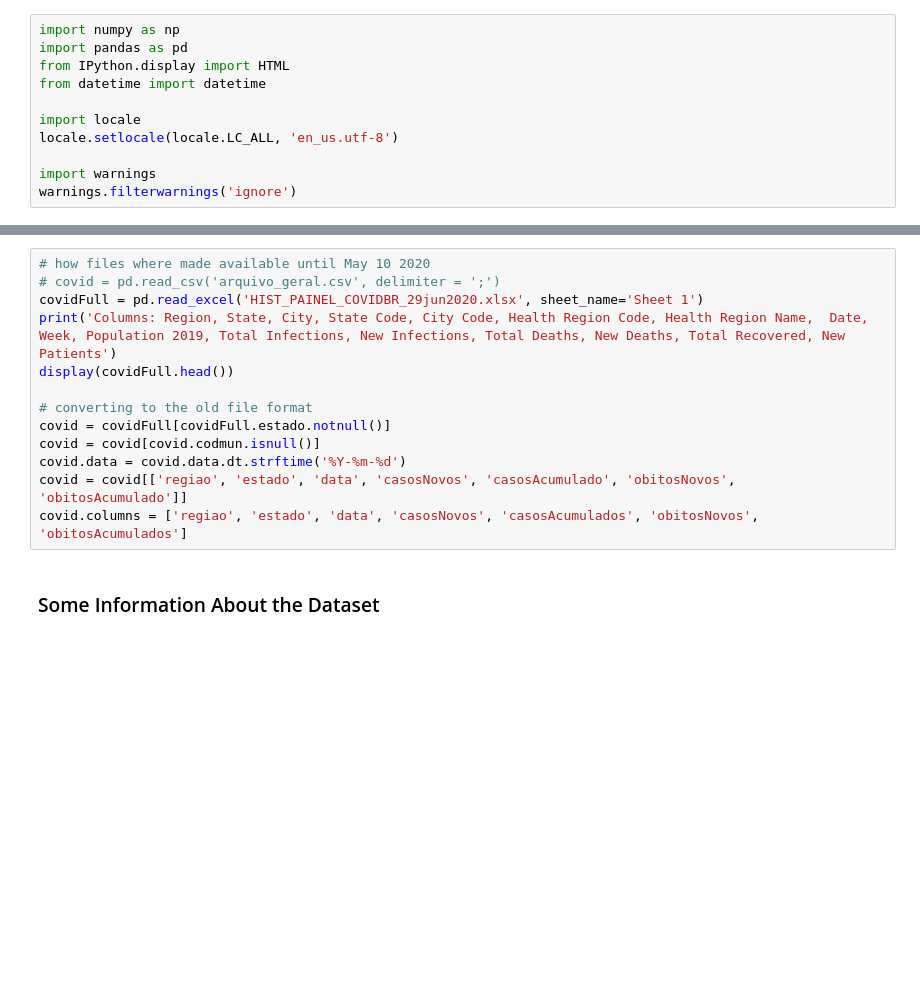
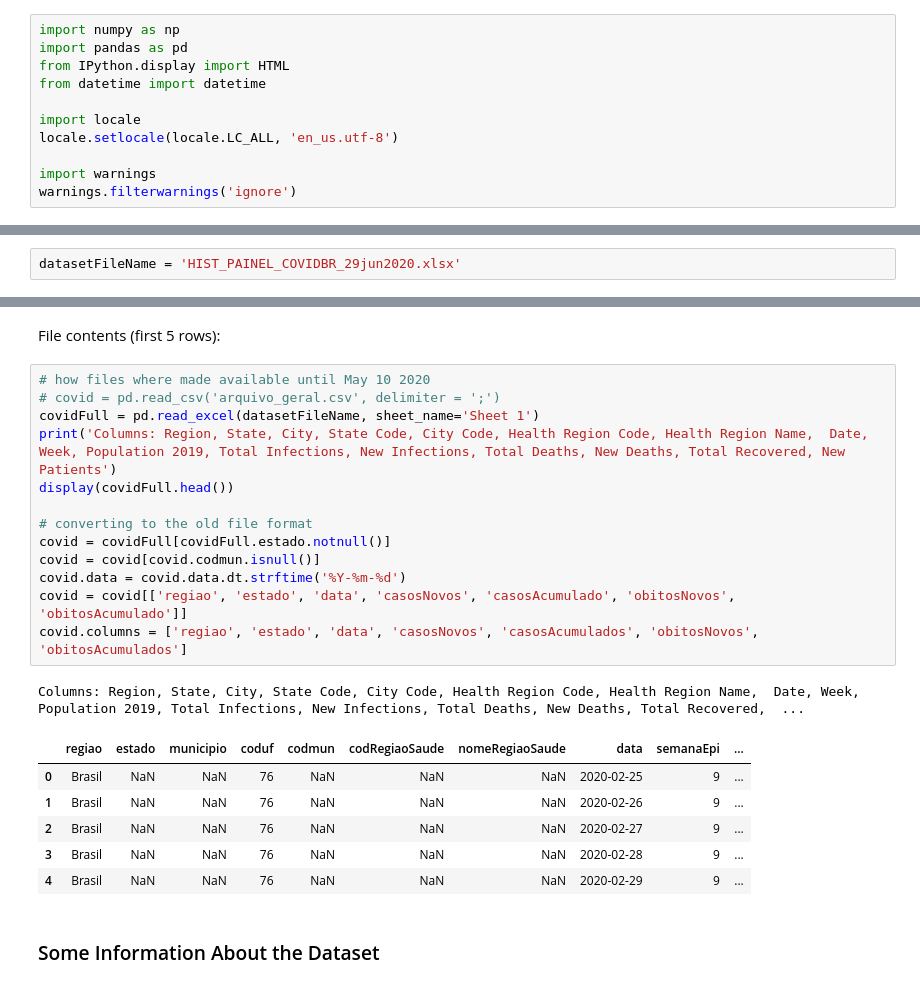
Before and after one commit to ricardocopa/Covid19, a Jupyter notebook: COVID19-DataAnalysisForBrazil.ipynb, the cells around one changed output, grey strips where cells are left out. Drawn from its saved outputs; the diff is of its cells as text; blank space fills up the shorter version.

```diff
--- a/COVID19-DataAnalysisForBrazil.ipynb
+++ b/COVID19-DataAnalysisForBrazil.ipynb
@@ -65,0 +64,2 @@ File contents (first 5 rows):
+# %%
+datasetFileName = 'HIST_PAINEL_COVIDBR_29jun2020.xlsx'
@@ -66,16 +74,26 @@ File contents (first 5 rows):
+# %% [markdown]
+File contents (first 5 rows):
 # %%
 # how files where made available until May 10 2020
 # covid = pd.read_csv('arquivo_geral.csv', delimiter = ';')
-covidFull = pd.read_excel('HIST_PAINEL_COVIDBR_29jun2020.xlsx', sheet_name='Sheet 1')
+covidFull = pd.read_excel(datasetFileName, sheet_name='Sheet 1')
 print('Columns: Region, State, City, State Code, City Code, Health Region Code, Health Region Name,  Date, Week, Population 2019, Total Infections, New Infections, Total Deaths, New Deaths, Total Recovered, New Patients')
 display(covidFull.head())
 
 # converting to the old file format
 covid = covidFull[covidFull.estado.notnull()]
 covid = covid[covid.codmun.isnull()]
 covid.data = covid.data.dt.strftime('%Y-%m-%d')
 covid = covid[['regiao', 'estado', 'data', 'casosNovos', 'casosAcumulado', 'obitosNovos', 'obitosAcumulado']]
 covid.columns = ['regiao', 'estado', 'data', 'casosNovos', 'casosAcumulados', 'obitosNovos', 'obitosAcumulados']
+# %% [output]
+Columns: Region, State, City, State Code, City Code, Health Region Code, Health Region Name,  Date, Week, Population 2019, Total Infections, New Infections, Total Deaths, New Deaths, Total Recovered,  ...
+|  | regiao | estado | municipio | coduf | codmun | codRegiaoSaude | nomeRegiaoSaude | data | semanaEpi | ... |
+| 0 | Brasil | NaN | NaN | 76 | NaN | NaN | NaN | 2020-02-25 | 9 | ... |
+| 1 | Brasil | NaN | NaN | 76 | NaN | NaN | NaN | 2020-02-26 | 9 | ... |
+| 2 | Brasil | NaN | NaN | 76 | NaN | NaN | NaN | 2020-02-27 | 9 | ... |
+| 3 | Brasil | NaN | NaN | 76 | NaN | NaN | NaN | 2020-02-28 | 9 | ... |
+| 4 | Brasil | NaN | NaN | 76 | NaN | NaN | NaN | 2020-02-29 | 9 | ... |
 # %% [markdown]
 ### Some Information About the Dataset
 # %%
```
Also changed, not shown: parts of 30 cells of this notebook.
